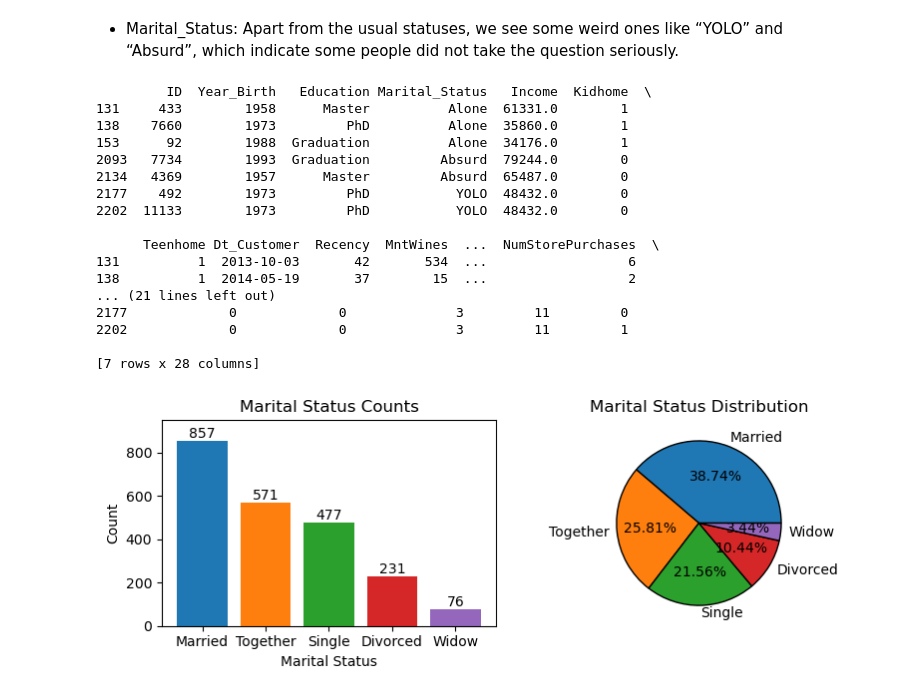
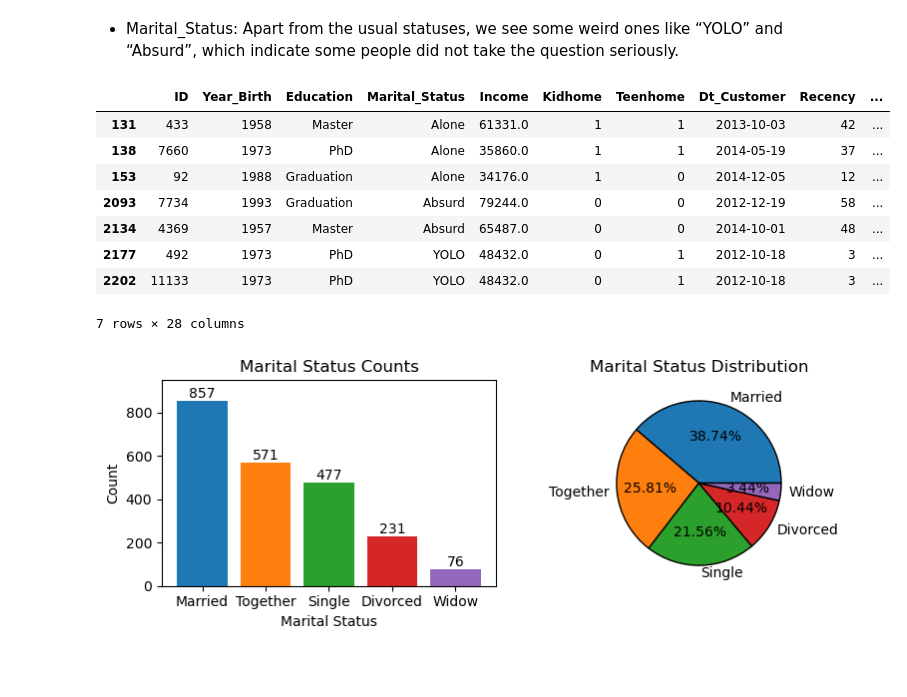
Before and after one commit to Kiran0R0Patil/exploratory-data-analysis-1, a Jupyter notebook: marketing_campaign_analysis.ipynb, the cells around one changed output. Drawn from its saved outputs; the diff is of its cells as text; code cells hidden in the pictures; blank space fills up the shorter version.

```diff
--- a/marketing_campaign_analysis.ipynb
+++ b/marketing_campaign_analysis.ipynb
@@ -383,29 +359,19 @@ array(['Single', 'Together', 'Married', 'Divorced', 'Widow', 'Alone',
 # %%
 values_to_filter = ['Absurd', 'YOLO', 'Alone']
 
-# Boolean indexing to filter rows
+# filter rows
 filtered_data = data[data['Marital_Status'].isin(values_to_filter)]
-
-# Display the filtered DataFrame
-print(filtered_data)
+filtered_data
 # %% [output]
+|  | ID | Year_Birth | Education | Marital_Status | Income | Kidhome | Teenhome | Dt_Customer | Recency | ... |
+| 131 | 433 | 1958 | Master | Alone | 61331.0 | 1 | 1 | 2013-10-03 | 42 | ... |
+| 138 | 7660 | 1973 | PhD | Alone | 35860.0 | 1 | 1 | 2014-05-19 | 37 | ... |
+| 153 | 92 | 1988 | Graduation | Alone | 34176.0 | 1 | 0 | 2014-12-05 | 12 | ... |
+| 2093 | 7734 | 1993 | Graduation | Absurd | 79244.0 | 0 | 0 | 2012-12-19 | 58 | ... |
+| 2134 | 4369 | 1957 | Master | Absurd | 65487.0 | 0 | 0 | 2014-10-01 | 48 | ... |
+| 2177 | 492 | 1973 | PhD | YOLO | 48432.0 | 0 | 1 | 2012-10-18 | 3 | ... |
+| 2202 | 11133 | 1973 | PhD | YOLO | 48432.0 | 0 | 1 | 2012-10-18 | 3 | ... |
-         ID  Year_Birth   Education Marital_Status   Income  Kidhome  \
-131     433        1958      Master          Alone  61331.0        1
-138    7660        1973         PhD          Alone  35860.0        1
-153      92        1988  Graduation          Alone  34176.0        1
-2093   7734        1993  Graduation         Absurd  79244.0        0
-2134   4369        1957      Master         Absurd  65487.0        0
-2177    492        1973         PhD           YOLO  48432.0        0
-2202  11133        1973         PhD           YOLO  48432.0        0
-
-      Teenhome Dt_Customer  Recency  MntWines  ...  NumStorePurchases  \
-131          1  2013-10-03       42       534  ...                  6
-138          1  2014-05-19       37        15  ...                  2
-... (21 lines left out)
-2177             0             0              3         11         0
-2202             0             0              3         11         1
-
-[7 rows x 28 columns]
+7 rows × 28 columns
 # %%
 # replace values to single for easy understanding
 data['Marital_Status'].replace(['Absurd', 'YOLO','Alone'],'Single', inplace=True)
```
Also changed, not shown: parts of 40 cells of this notebook, 44 other files.
